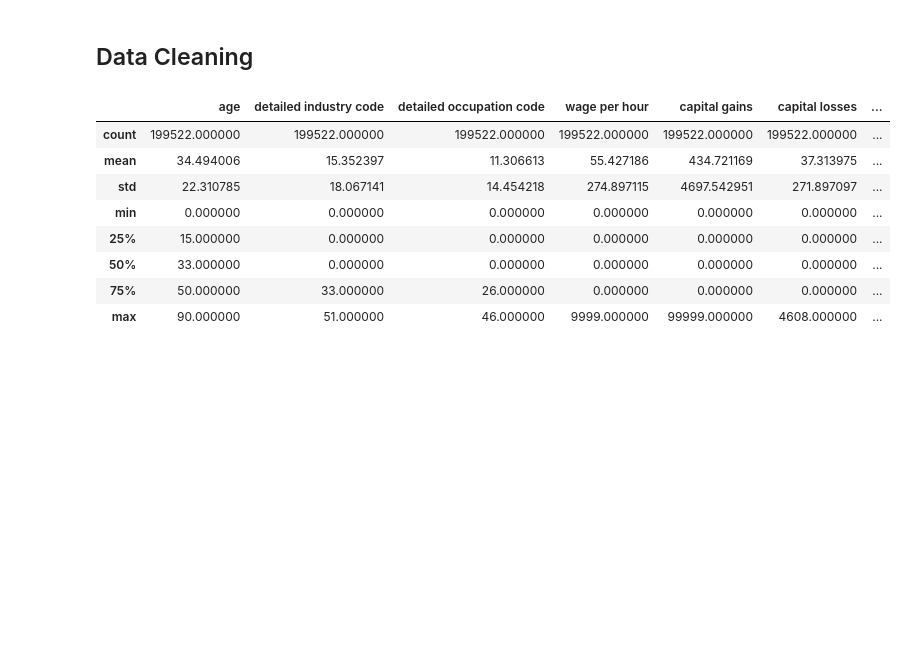
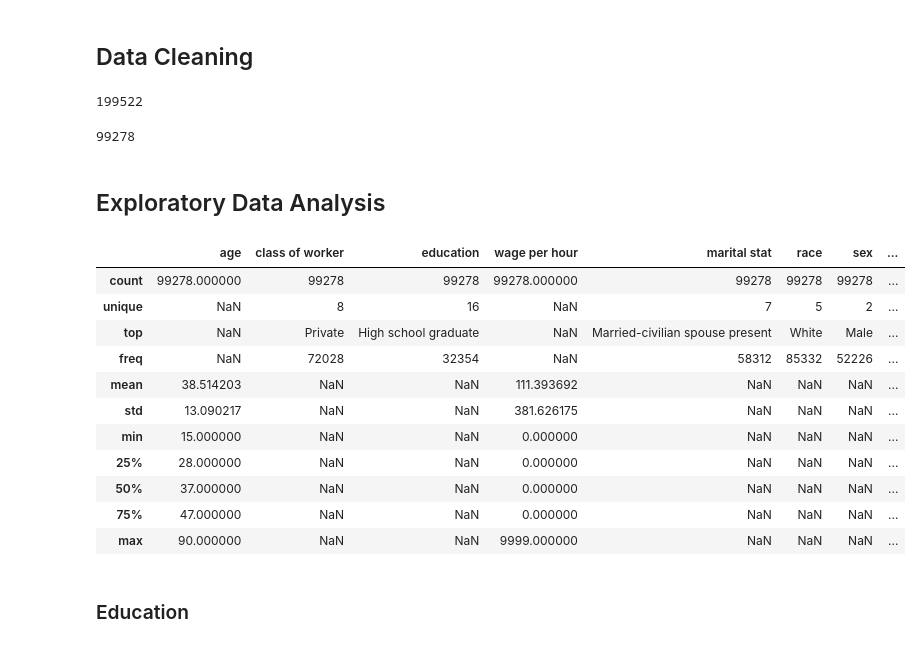
Before and after one commit to MarwanMousa/census_income_classification, a Jupyter notebook: Exploratory_Data_Analysis.ipynb, the cells around one changed output. Drawn from its saved outputs; the diff is of its cells as text; code cells hidden in the pictures; blank space fills up the shorter version.

Commit message:
exploratory data analysis

```diff
--- a/Exploratory_Data_Analysis.ipynb
+++ b/Exploratory_Data_Analysis.ipynb
@@ -45,2 +47,31 @@ df_test_raw.columns = columns
+# %%
+# Remove columns that are potentially duplicated of other columns, or carry no beneficical information, have too many nans,
+
+remove_columns = [
+    'detailed industry code', 'detailed occupation code', 'enroll in edu inst last wk', 'major industry code', 'major occupation code',
+    'hispanic origin', 'member of a labor union', 'reason for unemployment', 'tax filer stat', 'region of previous residence', 'state of previous residence',
+    'detailed household and family stat', 'detailed household summary in household', 'migration code-change in msa', 'migration code-change in reg',
+    'migration code-move within reg','live in this house 1 year ago', 'migration prev res in sunbelt', 'family members under 18',
+    'country of birth father', 'country of birth mother', 'country of birth self', 'fill inc questionnaire for veterans admin', 'veterans benefits',
+    'year', 'instance weight', 'own business or self employed'
+]
+
+df_train_raw = df_train_raw.drop(columns=remove_columns)
+df_test_raw = df_test_raw.drop(columns=remove_columns)
+# %%
+len(df_train_raw)
+# %% [output]
+199522
+# %%
+# Insert NaNs for unknown entries
+df_train_raw = df_train_raw.replace(' ?', np.nan)
+df_test_raw = df_test_raw.replace(' ?', np.nan)
+df_train_raw = df_train_raw.replace(' Not in universe', np.nan)
+df_test_raw = df_test_raw.replace(' Not in universe', np.nan)
+df_train_raw = df_train_raw.dropna()
+df_test_raw = df_train_raw.dropna()
+len(df_train_raw)
+# %% [output]
+99278
 # %%
 # Reformat prediction column as binary
@@ -48,14 +78,21 @@ df_test_raw.columns = columns
 df_train_raw['income'] = df_train_raw['income'].map({' - 50000.': 0, ' 50000+.': 1})
 df_test_raw['income'] = df_test_raw['income'].map({' - 50000.': 0, ' 50000+.': 1})
+# %% [markdown]
+## Exploratory Data Analysis
 # %%
-df_train_raw.describe()
+df_train_raw.describe(include='all')
 # %% [output]
-|  | age | detailed industry code | detailed occupation code | wage per hour | capital gains | capital losses | ... |
-| count | 199522.000000 | 199522.000000 | 199522.000000 | 199522.000000 | 199522.000000 | 199522.000000 | ... |
-| mean | 34.494006 | 15.352397 | 11.306613 | 55.427186 | 434.721169 | 37.313975 | ... |
-| std | 22.310785 | 18.067141 | 14.454218 | 274.897115 | 4697.542951 | 271.897097 | ... |
-| min | 0.000000 | 0.000000 | 0.000000 | 0.000000 | 0.000000 | 0.000000 | ... |
-| 25% | 15.000000 | 0.000000 | 0.000000 | 0.000000 | 0.000000 | 0.000000 | ... |
-| 50% | 33.000000 | 0.000000 | 0.000000 | 0.000000 | 0.000000 | 0.000000 | ... |
-| 75% | 50.000000 | 33.000000 | 26.000000 | 0.000000 | 0.000000 | 0.000000 | ... |
-| max | 90.000000 | 51.000000 | 46.000000 | 9999.000000 | 99999.000000 | 4608.000000 | ... |
+|  | age | class of worker | education | wage per hour | marital stat | race | sex | ... |
+| count | 99278.000000 | 99278 | 99278 | 99278.000000 | 99278 | 99278 | 99278 | ... |
+| unique | NaN | 8 | 16 | NaN | 7 | 5 | 2 | ... |
+| top | NaN | Private | High school graduate | NaN | Married-civilian spouse present | White | Male | ... |
+| freq | NaN | 72028 | 32354 | NaN | 58312 | 85332 | 52226 | ... |
+| mean | 38.514203 | NaN | NaN | 111.393692 | NaN | NaN | NaN | ... |
+| std | 13.090217 | NaN | NaN | 381.626175 | NaN | NaN | NaN | ... |
+| min | 15.000000 | NaN | NaN | 0.000000 | NaN | NaN | NaN | ... |
+| 25% | 28.000000 | NaN | NaN | 0.000000 | NaN | NaN | NaN | ... |
+| 50% | 37.000000 | NaN | NaN | 0.000000 | NaN | NaN | NaN | ... |
+| 75% | 47.000000 | NaN | NaN | 0.000000 | NaN | NaN | NaN | ... |
+| max | 90.000000 | NaN | NaN | 9999.000000 | NaN | NaN | NaN | ... |
+# %% [markdown]
+### Education
```
Also changed, not shown: parts of 55 cells of this notebook.
